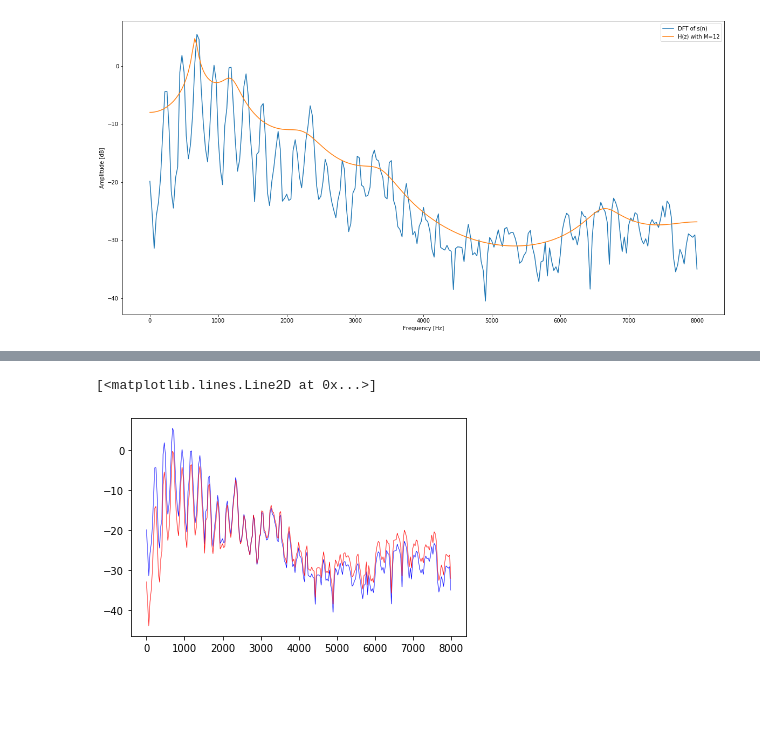
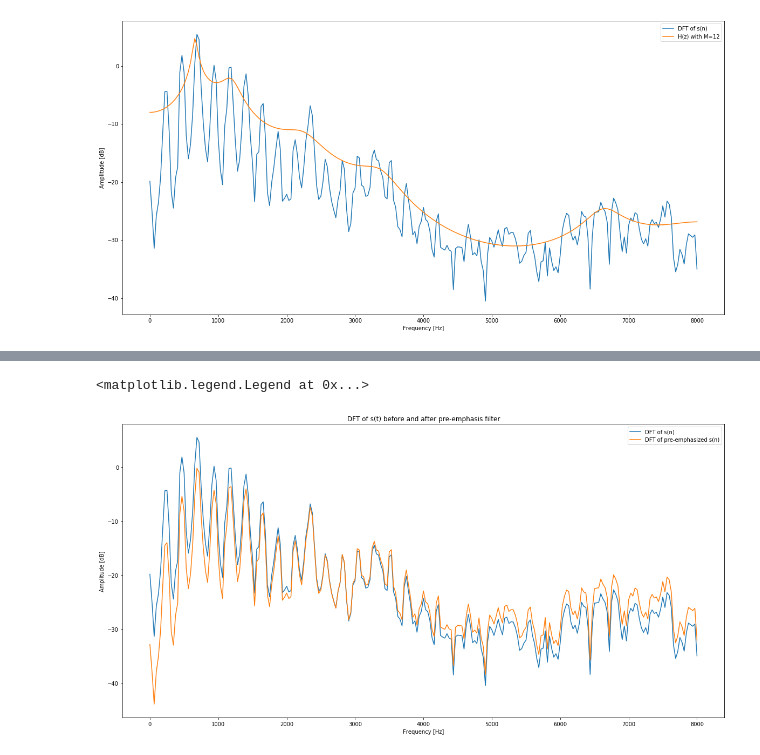
Before and after one commit to floschne/ssp20, a Jupyter notebook: notebooks/ex3.ipynb, the cells around one changed output, grey strips where cells are left out. Saved outputs shown, nothing was run; the diff lists cells and outputs as text; code cells hidden in the pictures; blank space fills up the shorter version.

```diff
--- a/notebooks/ex3.ipynb
+++ b/notebooks/ex3.ipynb
@@ -242,8 +254,16 @@ plt.plot(pre_emphasize(voiced_frame), 'r')
 # %%
 dft_voiced_pre_emp = np.fft.rfft(pre_emphasize(voiced_frame))
 
-plt.plot(np.fft.rfftfreq(512, 1./16000), 10 * np.log10(np.abs(dft_voiced)), 'b', linewidth=.5)
-plt.plot(np.fft.rfftfreq(512, 1./16000), 10 * np.log10(np.abs(dft_voiced_pre_emp)), 'r', linewidth=.5)
+fig, ax1 = plt.subplots( figsize=(20, 10))
+ax1.set_title('DFT of s(t) before and after pre-emphasis filter')
+ax1.set_ylabel('Amplitude [dB]')
+ax1.set_xlabel('Frequency [Hz]')
+
+f = np.fft.rfftfreq(512, 1./16000);
+
+ax1.plot(f, 10 * np.log10(np.abs(dft_voiced)), label='DFT of s(n)')
+ax1.plot(f, 10 * np.log10(np.abs(dft_voiced_pre_emp)), label='DFT of pre-emphasized s(n)')
+ax1.legend()
 # %% [output]
-[<matplotlib.lines.Line2D at 0x...>]
+<matplotlib.legend.Legend at 0x...>
-[figure, old version]
+[figure, new version]
```
Also changed, not shown: parts of 8 cells of this notebook, 7 other files.
